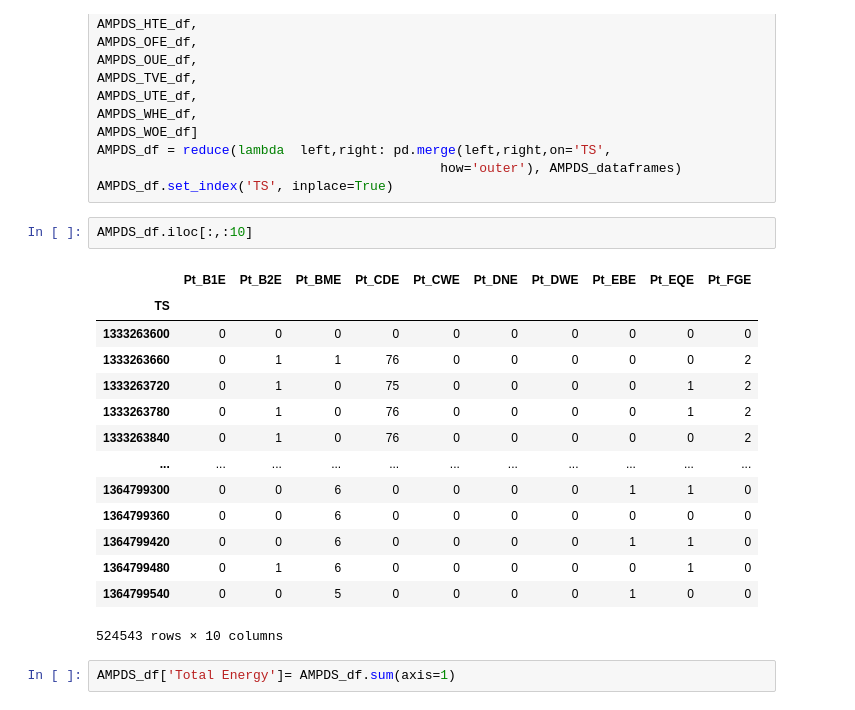
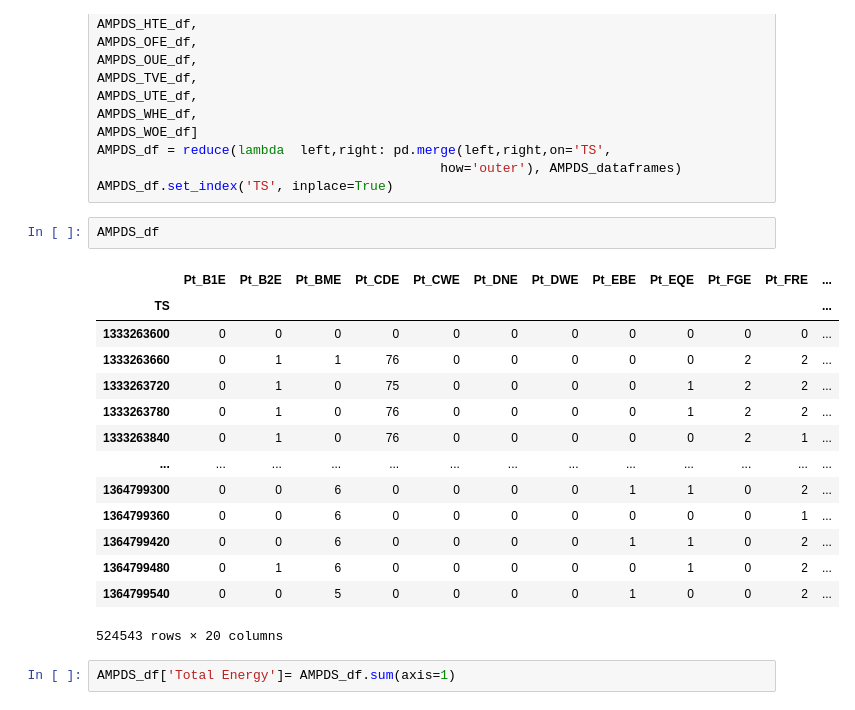
Before and after one commit to rishabhjain1997/Energy-Datasets, a Jupyter notebook: energy_consumption_eda.ipynb, the cells around one changed output. Cells and saved outputs as stored; diff of their text form.

```diff
--- a/energy_consumption_eda.ipynb
+++ b/energy_consumption_eda.ipynb
@@ -99,22 +99,22 @@ AMPDS_df = reduce(lambda  left,right: pd.merge(left,right,on='TS',
                                             how='outer'), AMPDS_dataframes)
 AMPDS_df.set_index('TS', inplace=True)
 # %%
-AMPDS_df.iloc[:,:10]
+AMPDS_df
 # %% [output]
-|  | Pt_B1E | Pt_B2E | Pt_BME | Pt_CDE | Pt_CWE | Pt_DNE | Pt_DWE | Pt_EBE | Pt_EQE | Pt_FGE |
-| TS |  |  |  |  |  |  |  |  |  |  |
-| 1333263600 | 0 | 0 | 0 | 0 | 0 | 0 | 0 | 0 | 0 | 0 |
-| 1333263660 | 0 | 1 | 1 | 76 | 0 | 0 | 0 | 0 | 0 | 2 |
-| 1333263720 | 0 | 1 | 0 | 75 | 0 | 0 | 0 | 0 | 1 | 2 |
-| 1333263780 | 0 | 1 | 0 | 76 | 0 | 0 | 0 | 0 | 1 | 2 |
-| 1333263840 | 0 | 1 | 0 | 76 | 0 | 0 | 0 | 0 | 0 | 2 |
-| ... | ... | ... | ... | ... | ... | ... | ... | ... | ... | ... |
-| 1364799300 | 0 | 0 | 6 | 0 | 0 | 0 | 0 | 1 | 1 | 0 |
-| 1364799360 | 0 | 0 | 6 | 0 | 0 | 0 | 0 | 0 | 0 | 0 |
-| 1364799420 | 0 | 0 | 6 | 0 | 0 | 0 | 0 | 1 | 1 | 0 |
-| 1364799480 | 0 | 1 | 6 | 0 | 0 | 0 | 0 | 0 | 1 | 0 |
-| 1364799540 | 0 | 0 | 5 | 0 | 0 | 0 | 0 | 1 | 0 | 0 |
+|  | Pt_B1E | Pt_B2E | Pt_BME | Pt_CDE | Pt_CWE | Pt_DNE | Pt_DWE | Pt_EBE | Pt_EQE | Pt_FGE | Pt_FRE | ... |
+| TS |  |  |  |  |  |  |  |  |  |  |  | ... |
+| 1333263600 | 0 | 0 | 0 | 0 | 0 | 0 | 0 | 0 | 0 | 0 | 0 | ... |
+| 1333263660 | 0 | 1 | 1 | 76 | 0 | 0 | 0 | 0 | 0 | 2 | 2 | ... |
+| 1333263720 | 0 | 1 | 0 | 75 | 0 | 0 | 0 | 0 | 1 | 2 | 2 | ... |
+| 1333263780 | 0 | 1 | 0 | 76 | 0 | 0 | 0 | 0 | 1 | 2 | 2 | ... |
+| 1333263840 | 0 | 1 | 0 | 76 | 0 | 0 | 0 | 0 | 0 | 2 | 1 | ... |
+| ... | ... | ... | ... | ... | ... | ... | ... | ... | ... | ... | ... | ... |
+| 1364799300 | 0 | 0 | 6 | 0 | 0 | 0 | 0 | 1 | 1 | 0 | 2 | ... |
+| 1364799360 | 0 | 0 | 6 | 0 | 0 | 0 | 0 | 0 | 0 | 0 | 1 | ... |
+| 1364799420 | 0 | 0 | 6 | 0 | 0 | 0 | 0 | 1 | 1 | 0 | 2 | ... |
+| 1364799480 | 0 | 1 | 6 | 0 | 0 | 0 | 0 | 0 | 1 | 0 | 2 | ... |
+| 1364799540 | 0 | 0 | 5 | 0 | 0 | 0 | 0 | 1 | 0 | 0 | 2 | ... |
-524543 rows × 10 columns
+524543 rows × 20 columns
 # %%
 AMPDS_df['Total Energy']= AMPDS_df.sum(axis=1)
 # %%
```
Also changed, not shown: 4 other files.
